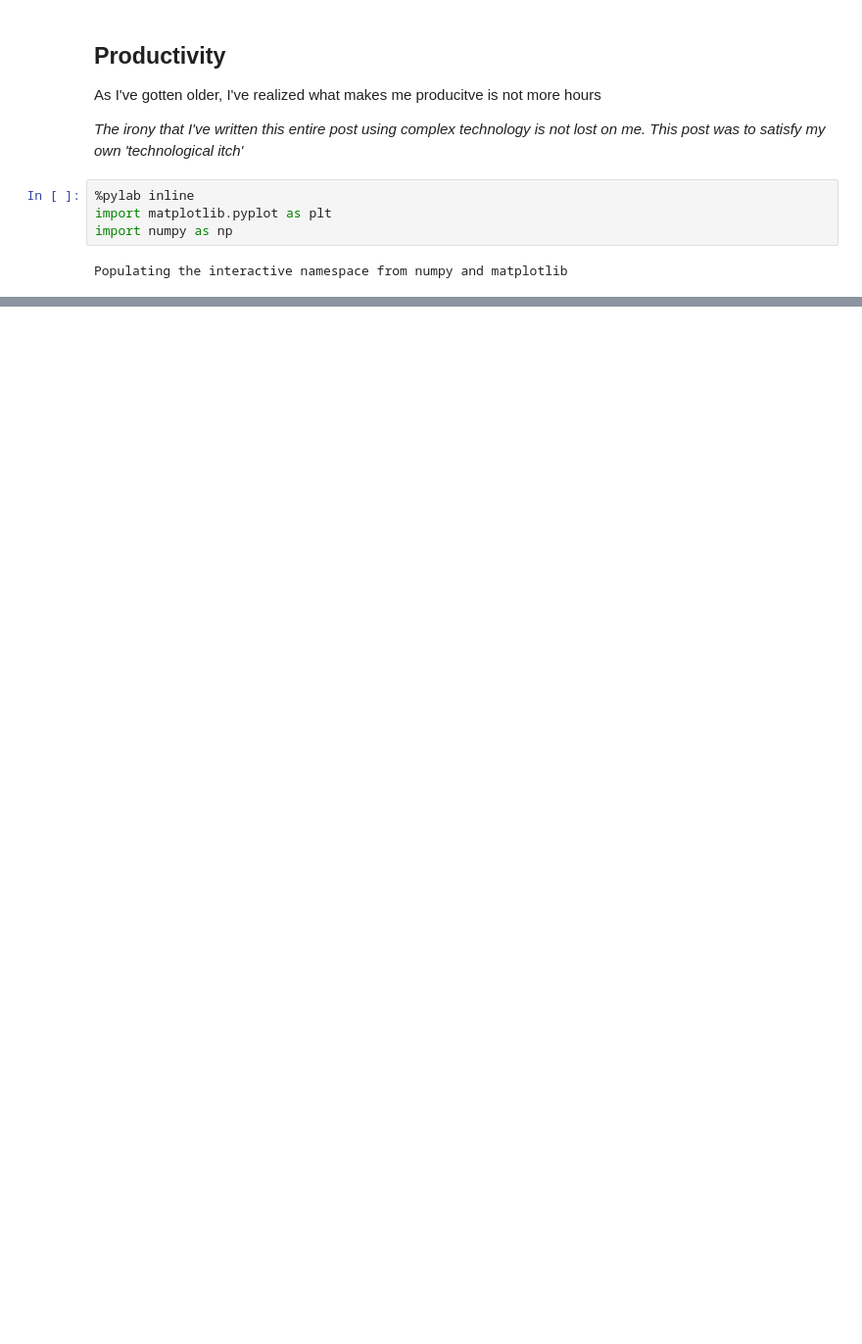
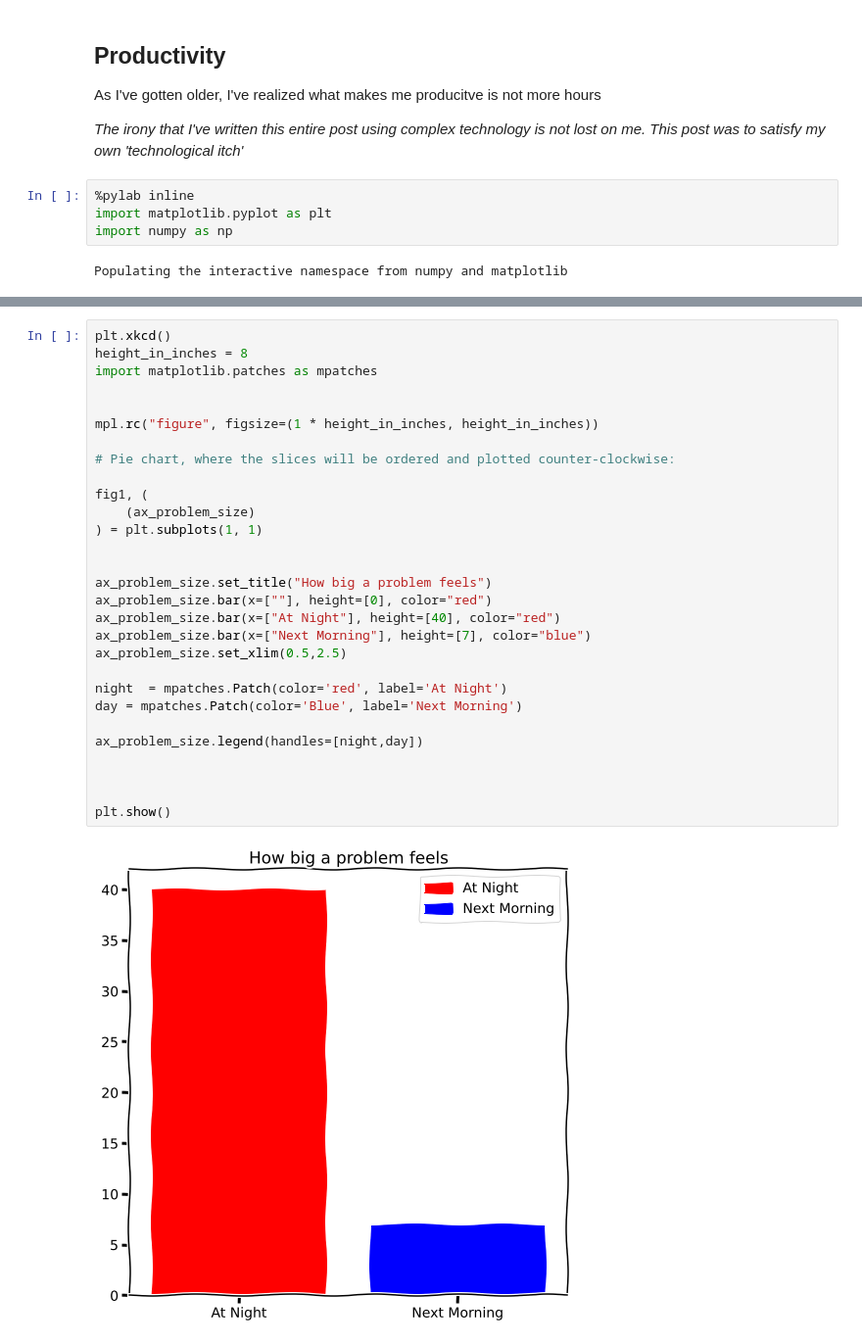
Before and after one commit to idvorkin/jupyter, a Jupyter notebook: ProductivityGraphs.ipynb, the cells around one changed output, grey strips where cells are left out. Shown at 98% size. Saved outputs shown, nothing was run; the diff lists cells and outputs as text; blank space fills up the shorter version.

Commit message:
add problem size graph

```diff
--- a/ProductivityGraphs.ipynb
+++ b/ProductivityGraphs.ipynb
@@ -58 +60,32 @@ plt.show()
 [figure]
+# %%
+plt.xkcd()
+height_in_inches = 8
+import matplotlib.patches as mpatches
+
+
+mpl.rc("figure", figsize=(1 * height_in_inches, height_in_inches))
+
+# Pie chart, where the slices will be ordered and plotted counter-clockwise:
+
+fig1, (
+    (ax_problem_size)
+) = plt.subplots(1, 1)
+
+
+ax_problem_size.set_title("How big a problem feels")
+ax_problem_size.bar(x=[""], height=[0], color="red")
+ax_problem_size.bar(x=["At Night"], height=[40], color="red")
+ax_problem_size.bar(x=["Next Morning"], height=[7], color="blue")
+ax_problem_size.set_xlim(0.5,2.5)
+
+night  = mpatches.Patch(color='red', label='At Night')
+day = mpatches.Patch(color='Blue', label='Next Morning')
+
+ax_problem_size.legend(handles=[night,day])
+
+
+
+plt.show()
+# %% [output]
+[figure, added]
```
Also changed, not shown: parts of 1 cell of this notebook.
